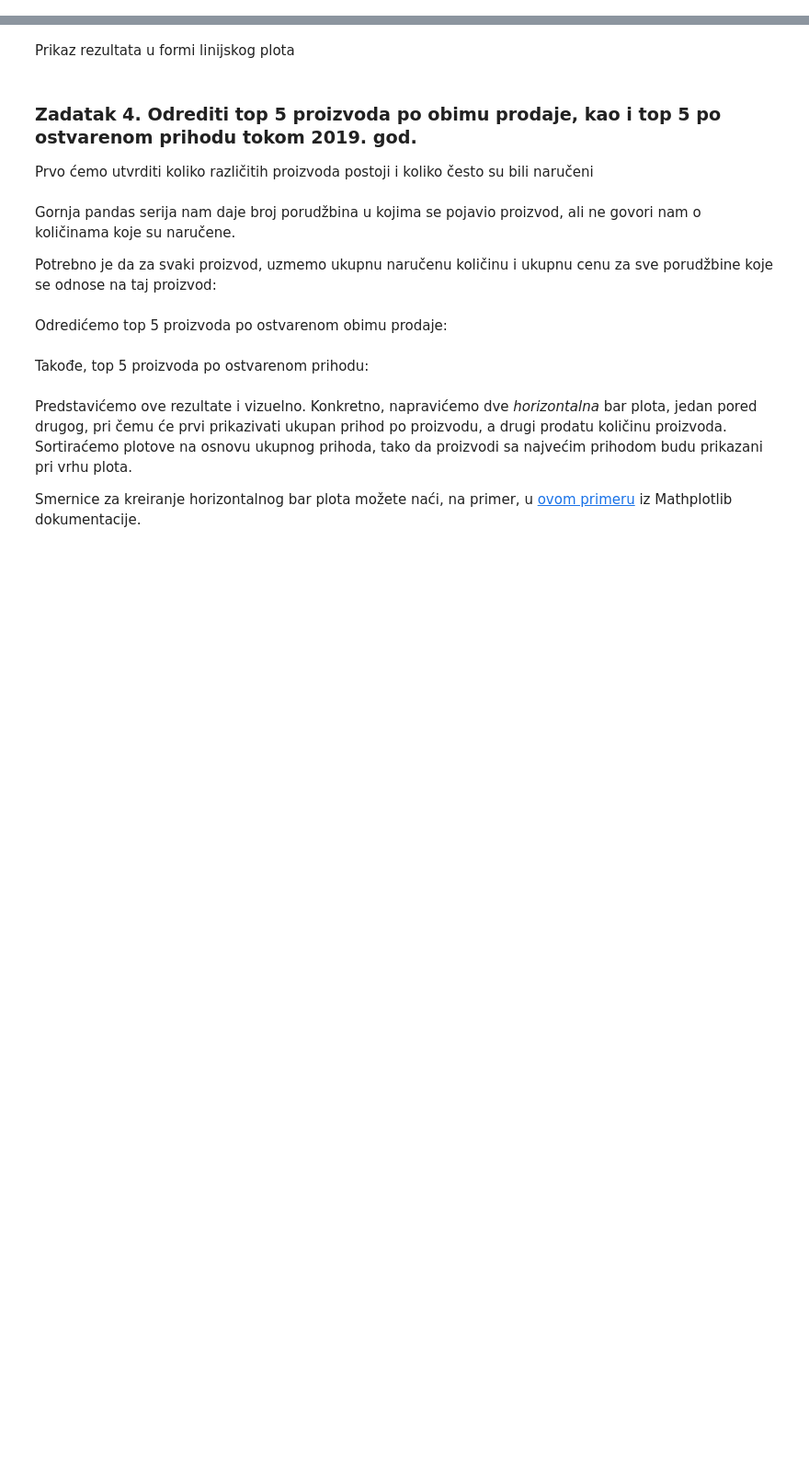
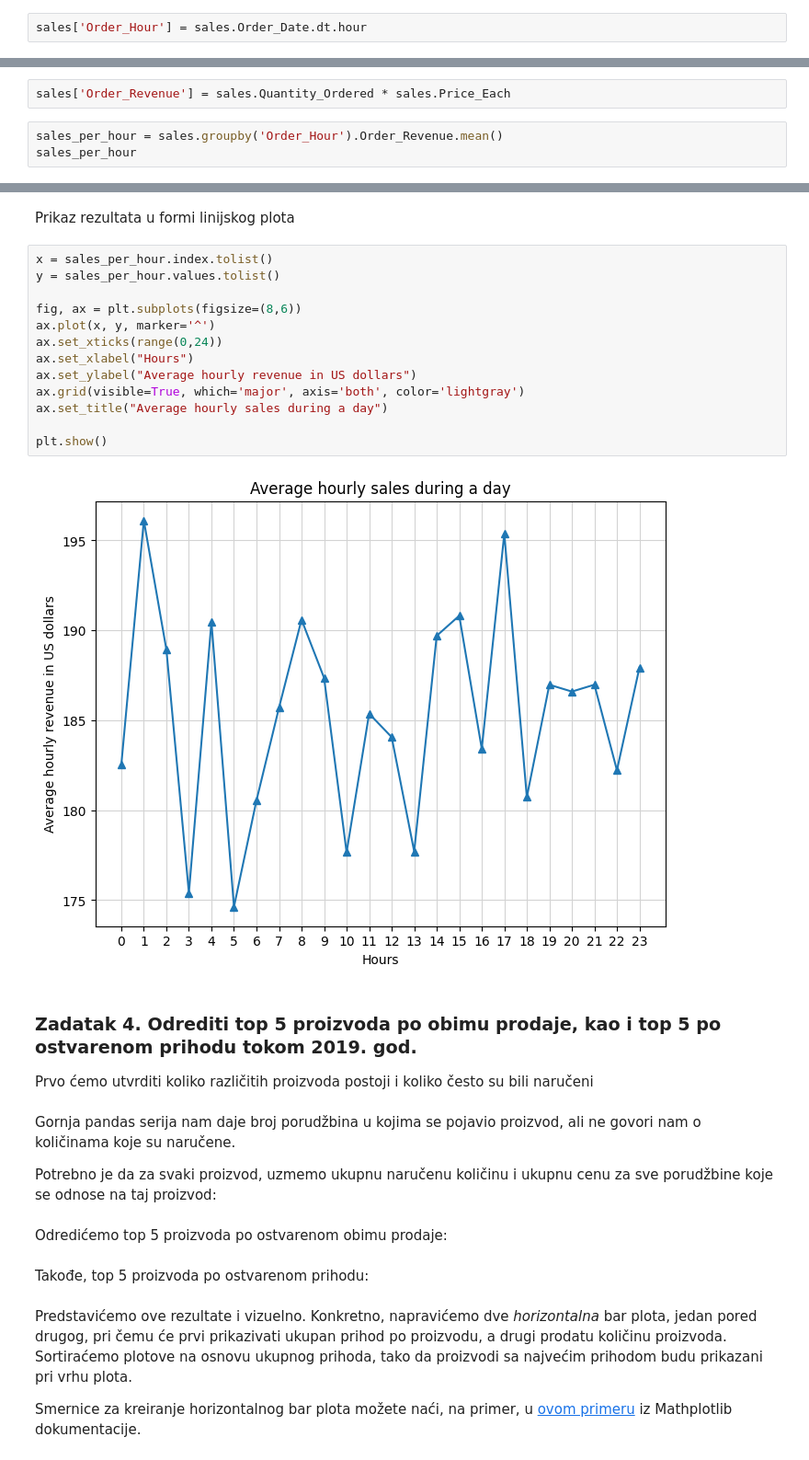
Before and after one commit to programiranje2-fon/2025v, a Jupyter notebook: pandas_labs/sales_analysis.ipynb, the cells around one changed output, grey strips where cells are left out. Shown at 92% size. Saved outputs shown, nothing was run; the diff lists cells and outputs as text; blank space fills up the shorter version.

```diff
--- a/pandas_labs/sales_analysis.ipynb
+++ b/pandas_labs/sales_analysis.ipynb
@@ -610,2 +800,4 @@ Da bismo odgovorili na ovo pitanje, potrebno je da izdvojimo sate iz `Order_Date
 # %% [markdown]
 **Korak 1**: Kreiranje 'Order_Hour' kolone
+# %%
+sales['Order_Hour'] = sales.Order_Date.dt.hour
@@ -612,2 +818,7 @@ Da bismo odgovorili na ovo pitanje, potrebno je da izdvojimo sate iz `Order_Date
 # %% [markdown]
 **Korak 2**: Grupisanje narudžbina na osnovu `Order_Hour` i izračuvanje prosečne vrednosti `Total_Price` varijable za svaku grupu
+# %%
+sales['Order_Revenue'] = sales.Quantity_Ordered * sales.Price_Each
+# %%
+sales_per_hour = sales.groupby('Order_Hour').Order_Revenue.mean()
+sales_per_hour
@@ -616,5 +852,20 @@ Odredićemo najveću prosečnu vrednost prodaje i sat u toku dana na koji se ona
 # %% [markdown]
 Prikaz rezultata u formi linijskog plota
+# %%
+x = sales_per_hour.index.tolist()
+y = sales_per_hour.values.tolist()
+
+fig, ax = plt.subplots(figsize=(8,6))
+ax.plot(x, y, marker='^')
+ax.set_xticks(range(0,24))
+ax.set_xlabel("Hours")
+ax.set_ylabel("Average hourly revenue in US dollars")
+ax.grid(visible=True, which='major', axis='both', color='lightgray')
+ax.set_title("Average hourly sales during a day")
+
+plt.show()
+# %% [output]
+[figure, added]
 # %% [markdown]
 ### Zadatak 4. Odrediti top 5 proizvoda po obimu prodaje, kao i top 5 po ostvarenom prihodu tokom 2019. god.
 
```
Also changed, not shown: parts of 26 cells of this notebook.
